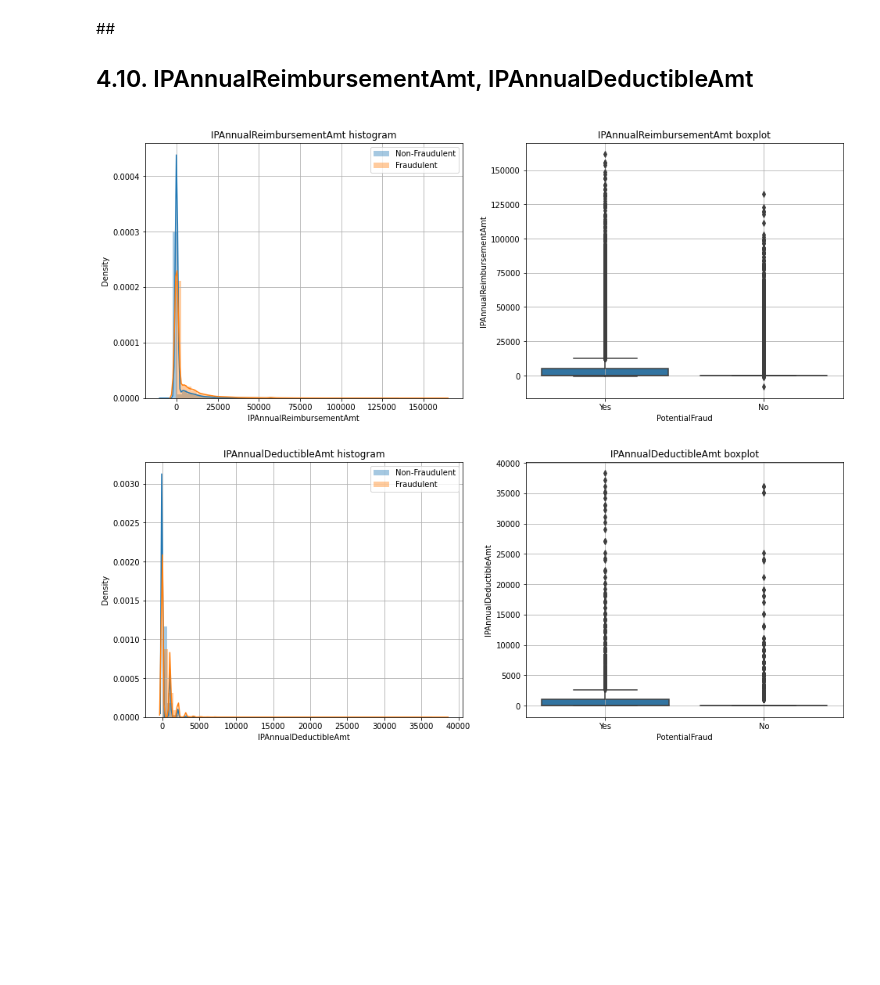
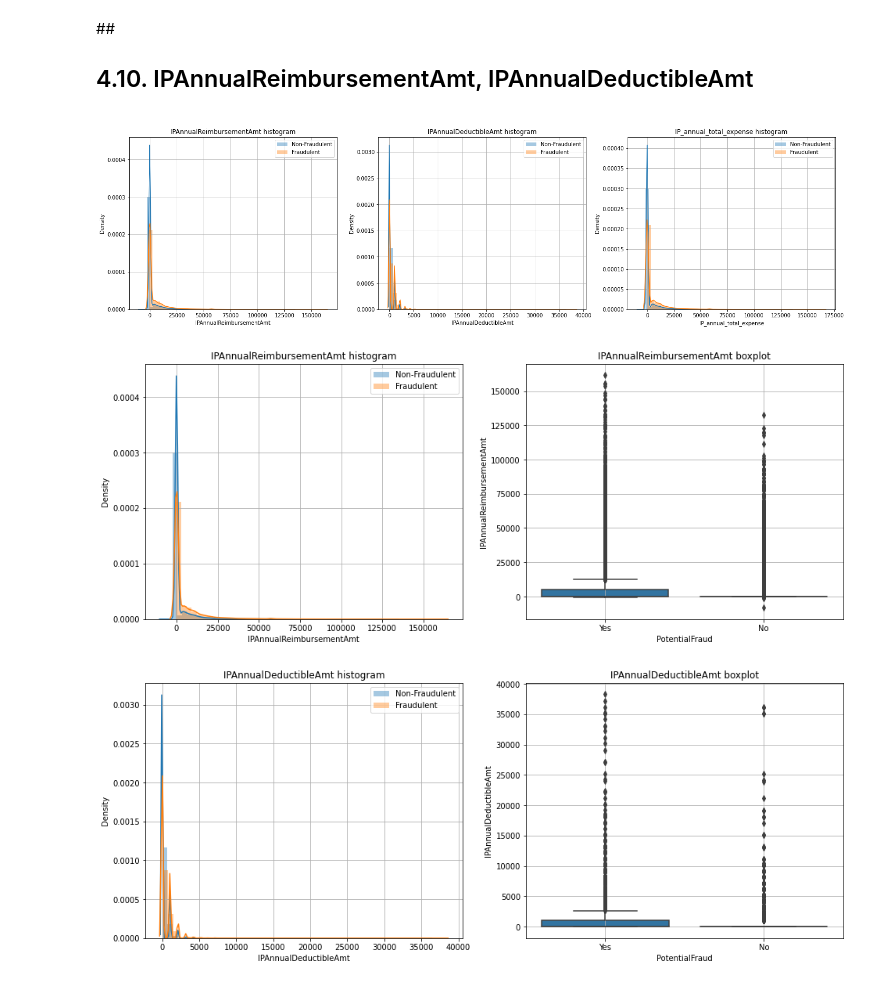
Before and after one commit to NaveenVuppula/Healthcare-Provider-Fraud-Detection-Analysis, a Jupyter notebook: Healthcare_Provider_Fraud_Detection_Analysis.ipynb, the cells around one changed output. Drawn from its saved outputs; the diff is of its cells as text; code cells hidden in the pictures; blank space fills up the shorter version.

```diff
--- a/Healthcare_Provider_Fraud_Detection_Analysis.ipynb
+++ b/Healthcare_Provider_Fraud_Detection_Analysis.ipynb
@@ -1153,26 +1153,34 @@ display_barplot_per_class(df_train_beneficiaries_fraud_full, 'NoOfChronicCond',
 # %% [markdown]
 ##<h2> 4.10. IPAnnualReimbursementAmt, IPAnnualDeductibleAmt
 # %%
-plt.figure(figsize=(16,6))
-
 target_no = df_train_beneficiaries_fraud_full[df_train_beneficiaries_fraud_full['PotentialFraud'] == 'No']
 target_yes = df_train_beneficiaries_fraud_full[df_train_beneficiaries_fraud_full['PotentialFraud'] == 'Yes']
 
-plt.subplot(1, 2, 1)
-sns.distplot(target_no["IPAnnualReimbursementAmt"], label='Non-Fraudulent')
-sns.distplot(target_yes["IPAnnualReimbursementAmt"], label='Fraudulent')
-plt.grid()
-plt.legend()
-plt.title("IPAnnualReimbursementAmt histogram")
+col_names = ["IPAnnualReimbursementAmt", "IPAnnualDeductibleAmt", "IP_annual_total_expense"]
 
-plt.subplot(1, 2, 2)
-sns.boxplot(x="PotentialFraud", y="IPAnnualReimbursementAmt", data=df_train_beneficiaries_fraud_full, orient='v')
-plt.grid()
-
-plt.title("IPAnnualReimbursementAmt boxplot")
-plt.show()
+plt.figure(figsize=(24,6))
+for i in range(3):
+  plt.subplot(1, 3, i+1)
+  sns.distplot(target_no[col_names[i]], label='Non-Fraudulent')
+  sns.distplot(target_yes[col_names[i]], label='Fraudulent')
+  plt.grid()
+  plt.legend()
+  plt.title(col_names[i]+" histogram")
 # %% [output]
-[figure, old version]
+[figure, new version]
+# %%
+
+for j in range(2)
+  plt.subplot(2, 2, i+2)
+  sns.boxplot(x="PotentialFraud", y="IPAnnualReimbursementAmt", data=df_train_beneficiaries_fraud_full, orient='v')
+  plt.grid()
+
+  plt.title("IPAnnualReimbursementAmt boxplot")
+  plt.show()
+
+  i+=1
+# %% [output]
+[figure, added]
 # %%
 plt.figure(figsize=(16,6))
 
```
Also changed, not shown: parts of 1 cell of this notebook.
